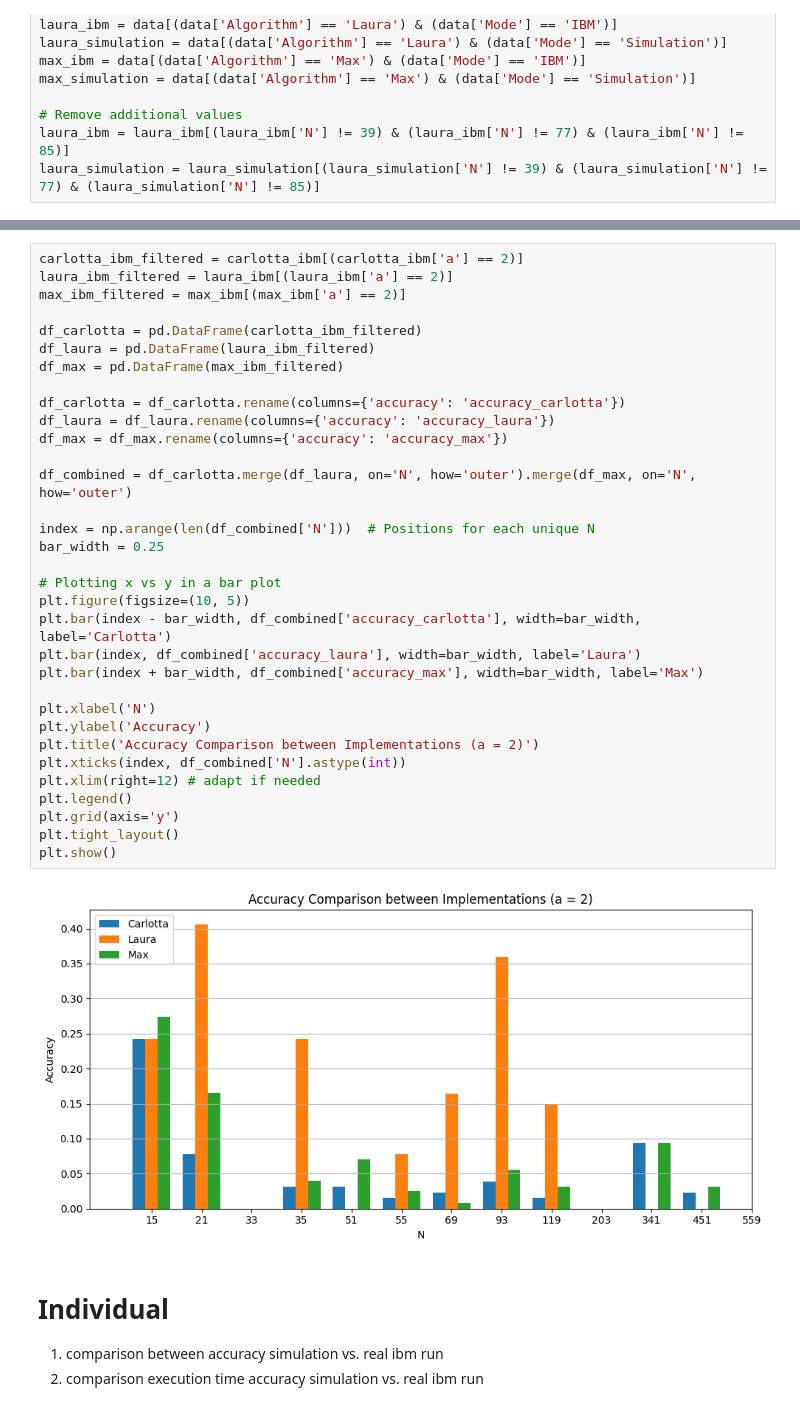
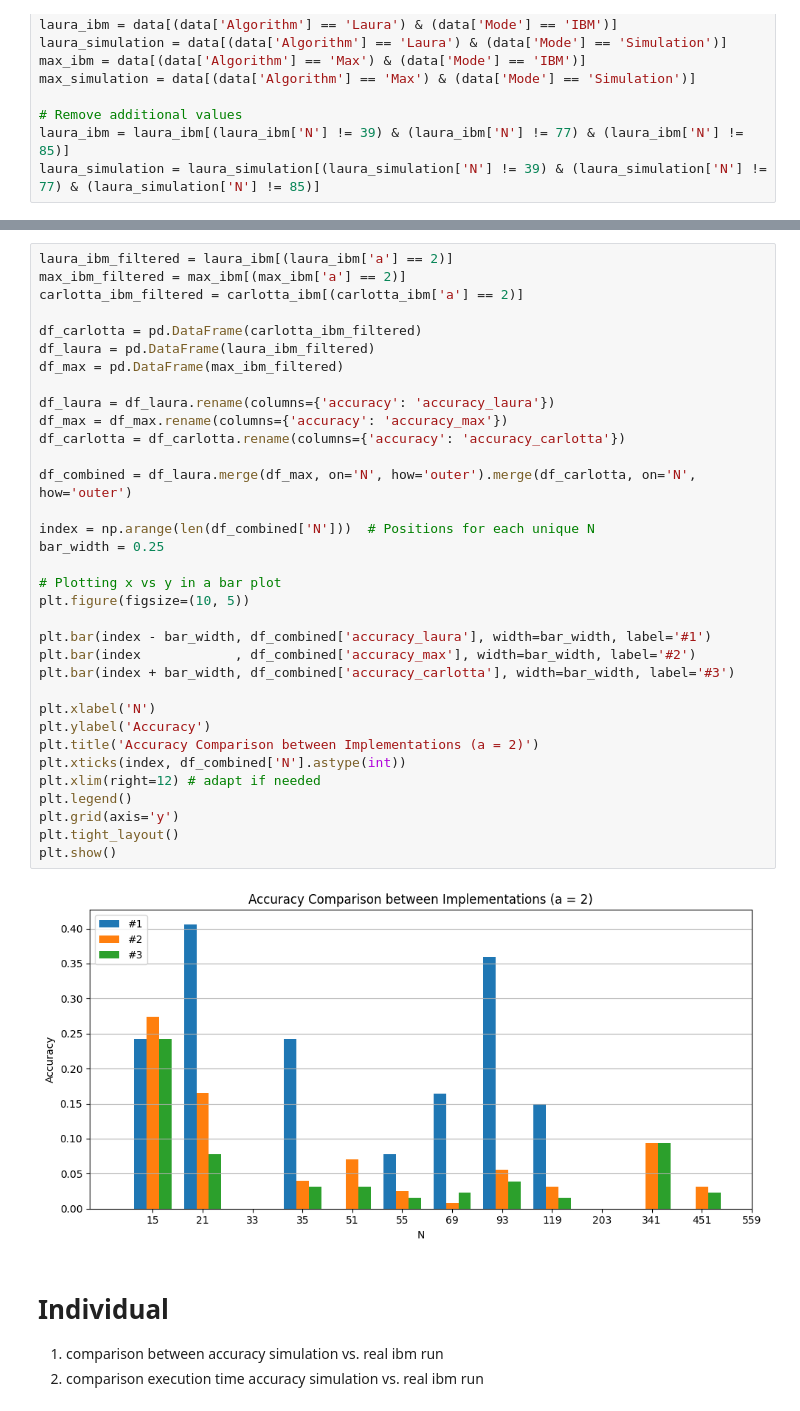
Before and after one commit to ge96lip/Quantum-Computing, a Jupyter notebook: analysis.ipynb, the cells around one changed output, grey strips where cells are left out. Drawn from its saved outputs; the diff is of its cells as text.

Commit message:
Labels changed

```diff
--- a/analysis.ipynb
+++ b/analysis.ipynb
@@ -188,38 +185,39 @@ plt.bar()
 # %%
-carlotta_ibm_filtered = carlotta_ibm[(carlotta_ibm['a'] == 2)]
 laura_ibm_filtered = laura_ibm[(laura_ibm['a'] == 2)]
 max_ibm_filtered = max_ibm[(max_ibm['a'] == 2)]
+carlotta_ibm_filtered = carlotta_ibm[(carlotta_ibm['a'] == 2)]
 
 df_carlotta = pd.DataFrame(carlotta_ibm_filtered)
 df_laura = pd.DataFrame(laura_ibm_filtered)
 df_max = pd.DataFrame(max_ibm_filtered)
 
-df_carlotta = df_carlotta.rename(columns={'accuracy': 'accuracy_carlotta'})
 df_laura = df_laura.rename(columns={'accuracy': 'accuracy_laura'})
 df_max = df_max.rename(columns={'accuracy': 'accuracy_max'})
+df_carlotta = df_carlotta.rename(columns={'accuracy': 'accuracy_carlotta'})
 
-df_combined = df_carlotta.merge(df_laura, on='N', how='outer').merge(df_max, on='N', how='outer')
+df_combined = df_laura.merge(df_max, on='N', how='outer').merge(df_carlotta, on='N', how='outer')
 
 index = np.arange(len(df_combined['N']))  # Positions for each unique N
 bar_width = 0.25
 
 # Plotting x vs y in a bar plot
 plt.figure(figsize=(10, 5))
-plt.bar(index - bar_width, df_combined['accuracy_carlotta'], width=bar_width, label='Carlotta')
-plt.bar(index, df_combined['accuracy_laura'], width=bar_width, label='Laura')
-plt.bar(index + bar_width, df_combined['accuracy_max'], width=bar_width, label='Max')
+
+plt.bar(index - bar_width, df_combined['accuracy_laura'], width=bar_width, label='#1')
+plt.bar(index            , df_combined['accuracy_max'], width=bar_width, label='#2')
+plt.bar(index + bar_width, df_combined['accuracy_carlotta'], width=bar_width, label='#3')
 
 plt.xlabel('N')
 plt.ylabel('Accuracy')
 plt.title('Accuracy Comparison between Implementations (a = 2)')
 plt.xticks(index, df_combined['N'].astype(int))
 plt.xlim(right=12) # adapt if needed
 plt.legend()
 plt.grid(axis='y')
 plt.tight_layout()
 plt.show()
 # %% [output]
-[figure, old version]
+[figure, new version]
 # %% [markdown]
 # Individual
 1. comparison between accuracy simulation vs. real ibm run
```
Also changed, not shown: parts of 9 cells of this notebook.
